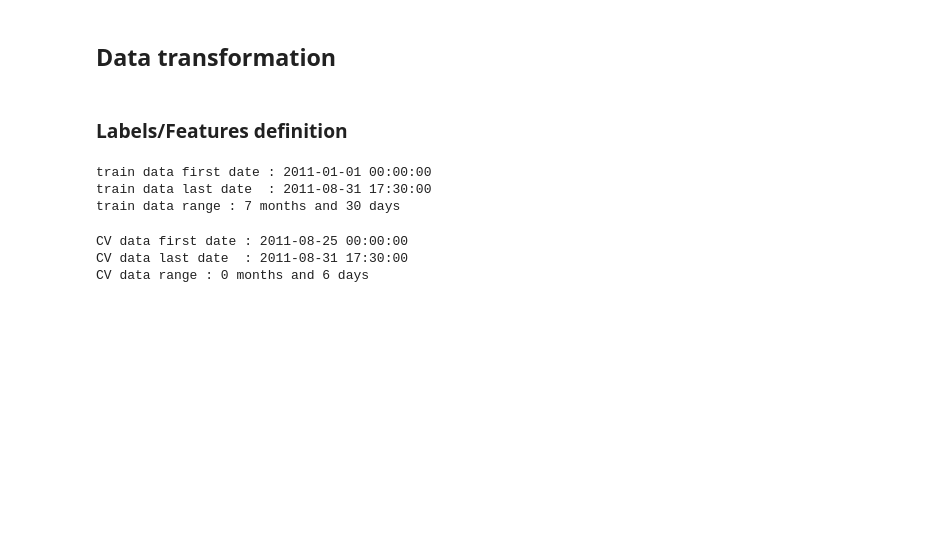
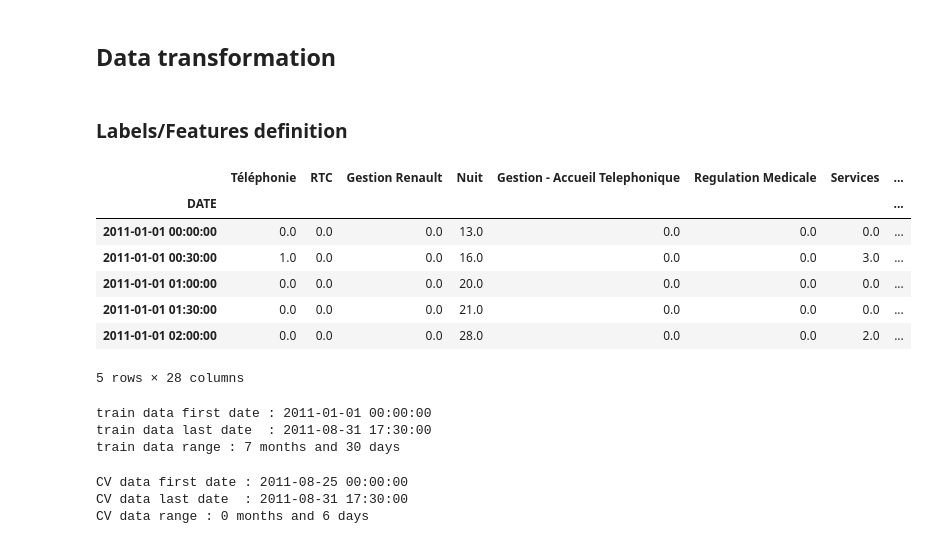
Before and after one commit to GRichard513/AxaChallenge, a Jupyter notebook: Projet_Axa_Antoine.ipynb, the cells around one changed output. Cells and saved outputs as stored; diff of their text form; code cells hidden in the pictures; blank space fills up the shorter version.

```diff
--- a/Projet_Axa_Antoine.ipynb
+++ b/Projet_Axa_Antoine.ipynb
@@ -54,15 +49,24 @@ submission = splitDatetime(submission)
 # %%
 X = pd.DataFrame()
 X = data[['year','month','day','hour','ASS_ASSIGNMENT','CSPL_CALLS','min','DATE']]
 df1 = X.pivot_table(index = ['DATE'], columns = ['ASS_ASSIGNMENT'], values = ['CSPL_CALLS'], aggfunc=np.sum)
 # print(df1.shape)
 df1.fillna(0, inplace=True)
 # df1.head()
 
 y_df = pd.DataFrame()
 for cat in data.ASS_ASSIGNMENT.unique() :
     y_df[cat] = df1['CSPL_CALLS'][cat]
-# y_df.head()
+y_df.head()
+# %% [output]
+|  | Téléphonie | RTC | Gestion Renault | Nuit | Gestion - Accueil Telephonique | Regulation Medicale | Services | ... |
+| DATE |  |  |  |  |  |  |  | ... |
+| 2011-01-01 00:00:00 | 0.0 | 0.0 | 0.0 | 13.0 | 0.0 | 0.0 | 0.0 | ... |
+| 2011-01-01 00:30:00 | 1.0 | 0.0 | 0.0 | 16.0 | 0.0 | 0.0 | 3.0 | ... |
+| 2011-01-01 01:00:00 | 0.0 | 0.0 | 0.0 | 20.0 | 0.0 | 0.0 | 0.0 | ... |
+| 2011-01-01 01:30:00 | 0.0 | 0.0 | 0.0 | 21.0 | 0.0 | 0.0 | 0.0 | ... |
+| 2011-01-01 02:00:00 | 0.0 | 0.0 | 0.0 | 28.0 | 0.0 | 0.0 | 2.0 | ... |
+5 rows × 28 columns
 # %%
 X_test = pd.DataFrame(index = submission.index)
 X_test['DATE'] = submission.index
```
Also changed, not shown: parts of 5 cells of this notebook.
